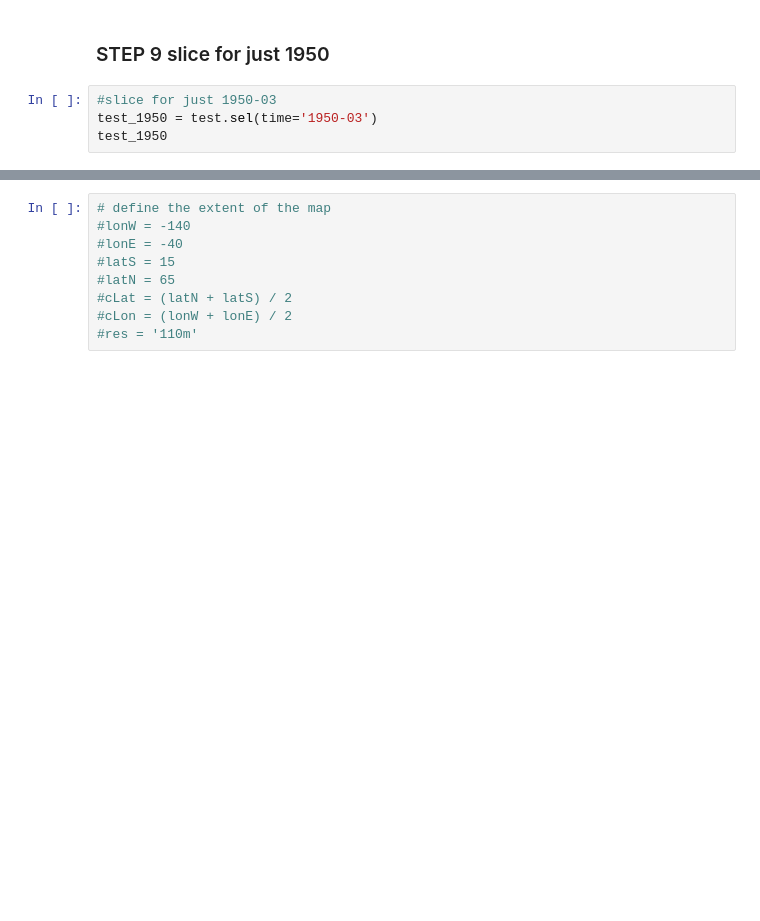
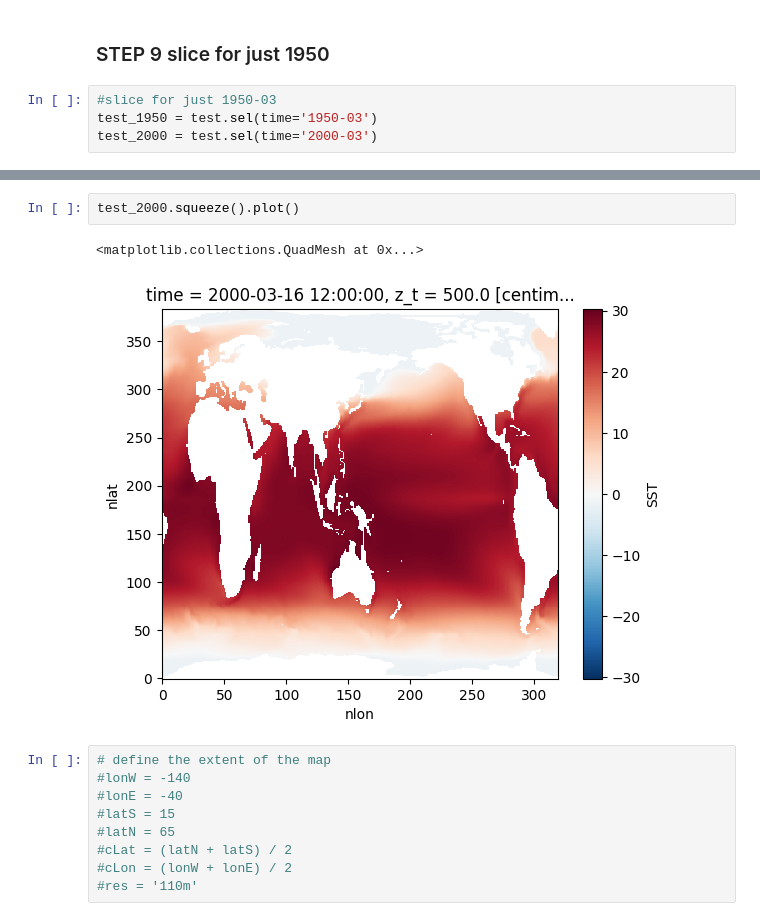
Before and after one commit to olleholt/toolkit, a Jupyter notebook: patty_test.ipynb, the cells around one changed output, grey strips where cells are left out. Drawn from its saved outputs; the diff is of its cells as text; blank space fills up the shorter version.

```diff
--- a/patty_test.ipynb
+++ b/patty_test.ipynb
@@ -251,4 +253,4 @@ Attributes: (0)
 # %%
 #slice for just 1950-03
 test_1950 = test.sel(time='1950-03')
-test_1950
+test_2000 = test.sel(time='2000-03')
@@ -282,3 +280,8 @@ Attributes: (0)
+# %%
+test_2000.squeeze().plot()
+# %% [output]
+<matplotlib.collections.QuadMesh at 0x...>
+[figure, added]
 # %%
 # define the extent of the map
 #lonW = -140
```
Also changed, not shown: parts of 11 cells of this notebook, 3 other files.
